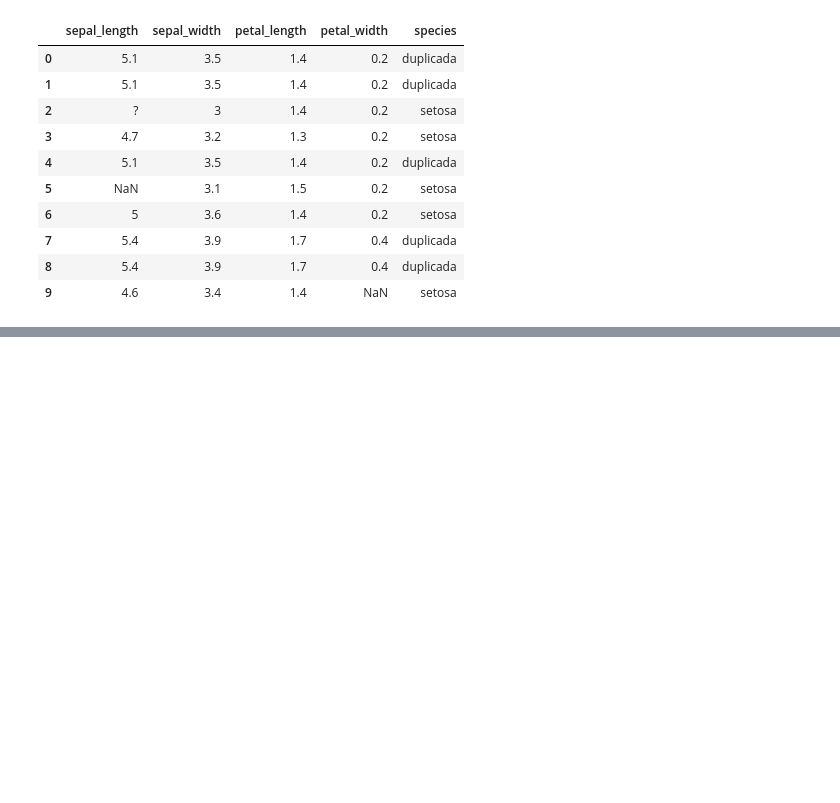
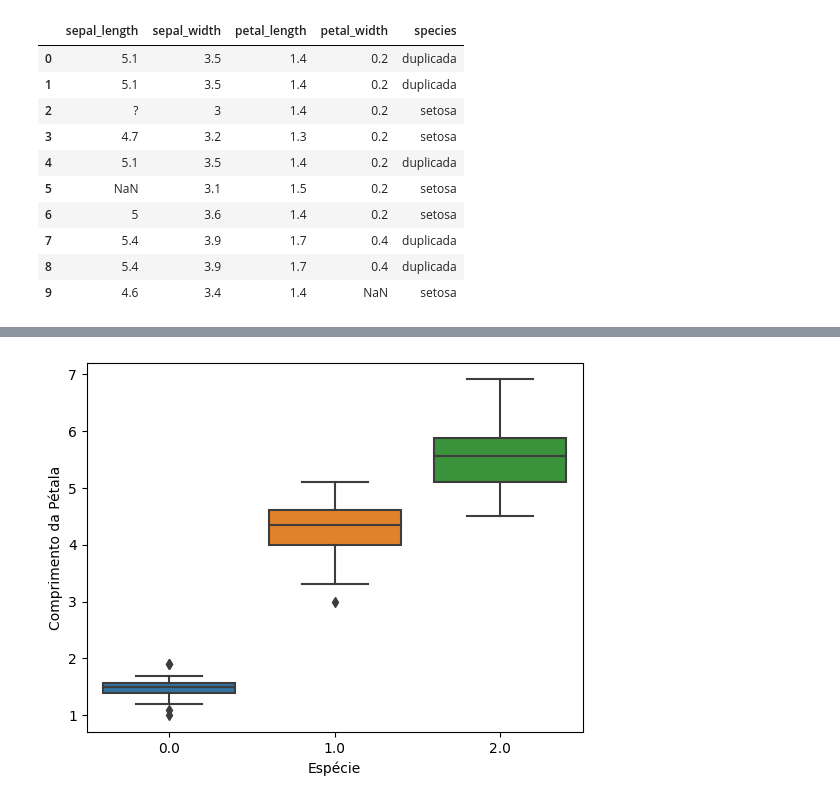
Before and after one commit to TarcisMoreda/Minera--o, a Jupyter notebook: IrisDataset/iris.ipynb, the cells around one changed output, grey strips where cells are left out. Drawn from its saved outputs; the diff is of its cells as text; code cells hidden in the pictures; blank space fills up the shorter version.

```diff
--- a/IrisDataset/iris.ipynb
+++ b/IrisDataset/iris.ipynb
@@ -23,0 +159,25 @@ Colunas: 5
+# %%
+# Importa o dataset iris completo
+data = datasets.load_iris()
+# Transforma do formato do sklearn para o formato do pandas
+data = pd.DataFrame(data=np.c_[data['data'], data['target']], columns=data['feature_names']+['target'])
+
+# Transforma do formato pandas para o formato np.array
+x = np.array(data[data.columns[0:data.shape[1]-1]], dtype=float)
+# Escalador minmax, considera o maior valor como 1 e o menor como 0, os outros são escalados para um número entre 0 e 1
+scaler = MinMaxScaler(feature_range=(0,1))
+# Aplica o escalador no array
+x_pad = scaler.fit_transform(x)
+
+# Print retirado por causa do tamanho
+#print(x_pad)
+# %%
+data = datasets.load_iris()
+data = pd.DataFrame(data=np.c_[data['data'], data['target']], columns=data['feature_names']+['target'])
+
+x = np.array(data[data.columns[0:data.shape[1]-1]], dtype=float)
+scaler = StandardScaler().fit(x)
+x_pad = scaler.transform(x)
+
+# Print retirado por causa do tamanho
+#print(x_pad)
@@ -23,0 +274,13 @@ Colunas: 5
+# %%
+data = datasets.load_iris()
+data = pd.DataFrame(data=np.c_[data['data'], data['target']], columns=data['feature_names']+['target'])
+
+# Gera um gráfico de blocos, mostrando outliars, minimos, maximos, e média dos dados
+sns.boxplot(x='target', y='petal length (cm)', data=data)
+plt.xlabel('Espécie', fontsize=10)
+plt.ylabel('Comprimento da Pétala', fontsize=10)
+plt.xticks(fontsize=10)
+plt.yticks(fontsize=10)
+plt.show()
+# %% [output]
+[figure, added]
```
Also changed, not shown: parts of 17 cells of this notebook.
